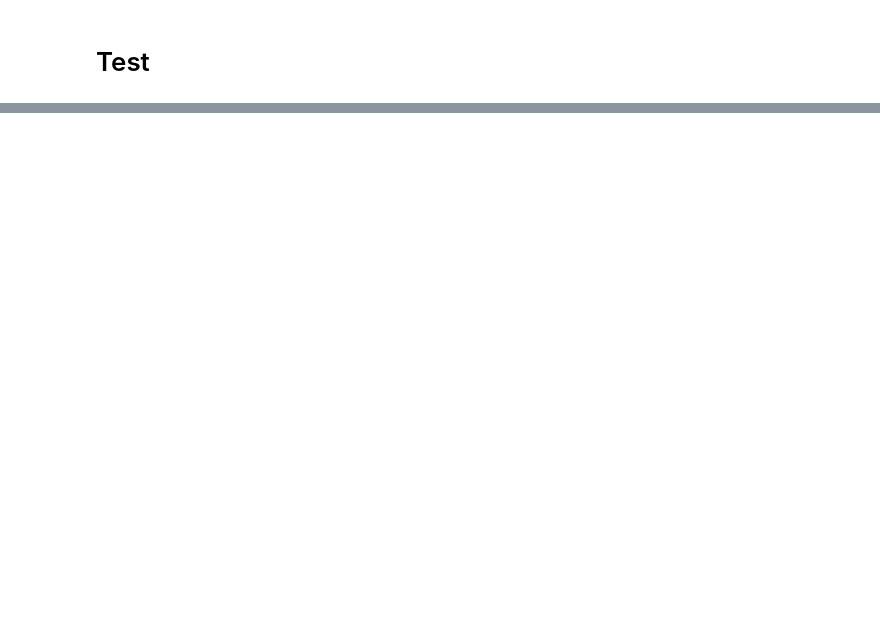
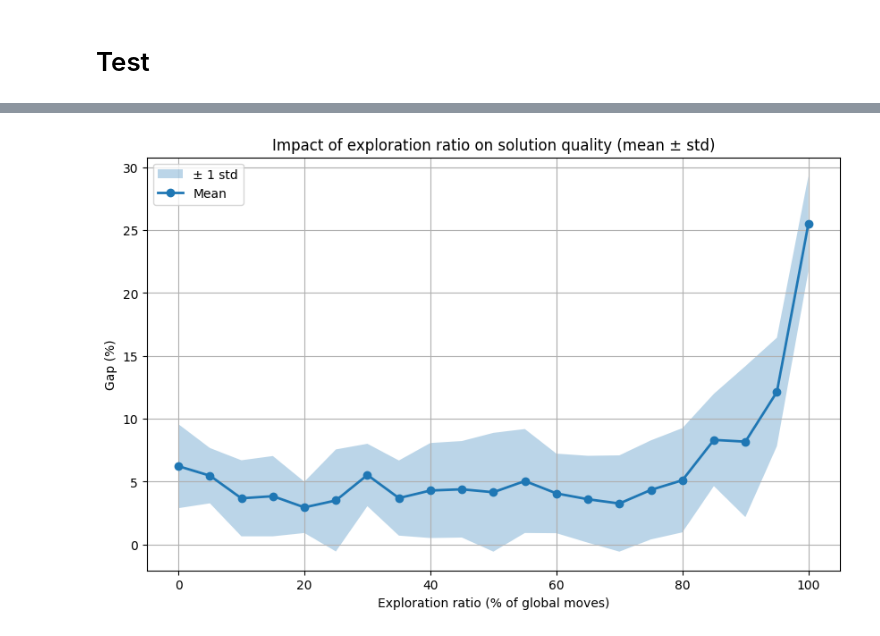
Before and after one commit to Low8/Projet_algo, a Jupyter notebook: scripts/recherche_tabu_upgrade.ipynb, the cells around one changed output, grey strips where cells are left out. Saved outputs shown, nothing was run; the diff lists cells and outputs as text; code cells hidden in the pictures; blank space fills up the shorter version.

```diff
--- a/scripts/recherche_tabu_upgrade.ipynb
+++ b/scripts/recherche_tabu_upgrade.ipynb
@@ -1125,0 +1292,93 @@ KeyboardInterrupt:
+# %%
+def run_exploration_ratio_test(params):
+    """Fonction pour tester un exploration_ratio avec un seed donné"""
+    exploration_ratio, seed, nb_iter, nb_neighbors, tabu_size = params
+    np.random.seed(seed)
+    random.seed(seed)
+
+    clark = clark_and_wright(instance)
+
+    start = time.time()
+    tabu_solution = tabu_search(instance, clark, tabu_size, nb_iter, nb_neighbors, exploration_ratio)
+    end = time.time()
+
+    distance_tabu = total_travel_distance(tabu_solution, instance)
+    distance_best = total_travel_distance(instance_best_solution, instance)
+    gap = (distance_tabu - distance_best) / distance_best * 100
+
+    return gap, end - start
+
+# Paramètres
+exploration_ratio_min = 0.0  # 0% de recherche globale (que du local)
+exploration_ratio_max = 1.0  # 100% de recherche globale
+step = 0.05  # 5% d'incrémentation
+nb_iter = 200
+nb_neighbors = 200
+nb_runs = 10
+tabu_size = int(np.sqrt(instance.nb_client))
+
+distance_best = total_travel_distance(instance_best_solution, instance)
+exploration_ratio_values = np.arange(exploration_ratio_min, exploration_ratio_max + step, step)
+
+# Préparer tous les paramètres pour le multiprocessing
+all_params = []
+for exploration_ratio in exploration_ratio_values:
+    for seed in range(nb_runs):
+        all_params.append((exploration_ratio, seed, nb_iter, nb_neighbors, tabu_size))
+
+print(f"Lancement de {len(all_params)} tests en parallèle...")
+
+# Exécution en parallèle
+results = Parallel(n_jobs=-1, verbose=10, backend='loky')(
+    delayed(run_exploration_ratio_test)(params) for params in all_params
+)
+
+# Regrouper les résultats par exploration_ratio
+gap_means = []
+gap_stds = []
+time_means = []
+
+for i, exploration_ratio in enumerate(exploration_ratio_values):
+    # Extraire les résultats pour ce exploration_ratio
+    start_idx = i * nb_runs
+    end_idx = start_idx + nb_runs
+    gaps = [results[j][0] for j in range(start_idx, end_idx)]
+    times = [results[j][1] for j in range(start_idx, end_idx)]
+
+    gap_means.append(np.mean(gaps))
+    gap_stds.append(np.std(gaps))
+    time_means.append(np.mean(times))
+
+    print(f"exploration_ratio={exploration_ratio:.2f} ({exploration_ratio*100:.0f}%): Gap={np.mean(gaps):.2f}% ± {np.std(gaps):.2f}%, Time={np.mean(times):.2f}s")
+
+# Affichage des graphiques
+plt.figure(figsize=(10, 6))
+
+# Convertir en numpy arrays pour faciliter les calculs
+gap_means_array = np.array(gap_means)
+gap_stds_array = np.array(gap_stds)
+
+# Convertir en pourcentage pour l'axe X
+exploration_ratio_percent = exploration_ratio_values * 100
+
+# Zone d'erreur (mean ± std)
+plt.fill_between(exploration_ratio_percent, gap_means_array - gap_stds_array, gap_means_array + gap_stds_array, alpha=0.3, label='± 1 std')
+
+# Courbe principale
+plt.plot(exploration_ratio_percent, gap_means, '-o', linewidth=2, markersize=6, label='Mean')
+
+plt.xlabel('Exploration ratio (% of global moves)')
+plt.ylabel('Gap (%)')
+plt.title('Impact of exploration ratio on solution quality (mean ± std)')
+plt.legend()
+plt.grid(True)
+plt.show()
+
+plt.figure(figsize=(10, 6))
+plt.plot(exploration_ratio_percent, time_means, marker='o')
+plt.xlabel('Exploration ratio (% of global moves)')
+plt.ylabel('Average time (s)')
+plt.title('Impact of exploration ratio on computation time')
+plt.grid(True)
+plt.show()
+# %% [output]
@@ -1125,0 +1421 @@ KeyboardInterrupt:
+[figure, added]
```
Also changed, not shown: parts of 9 cells of this notebook.
